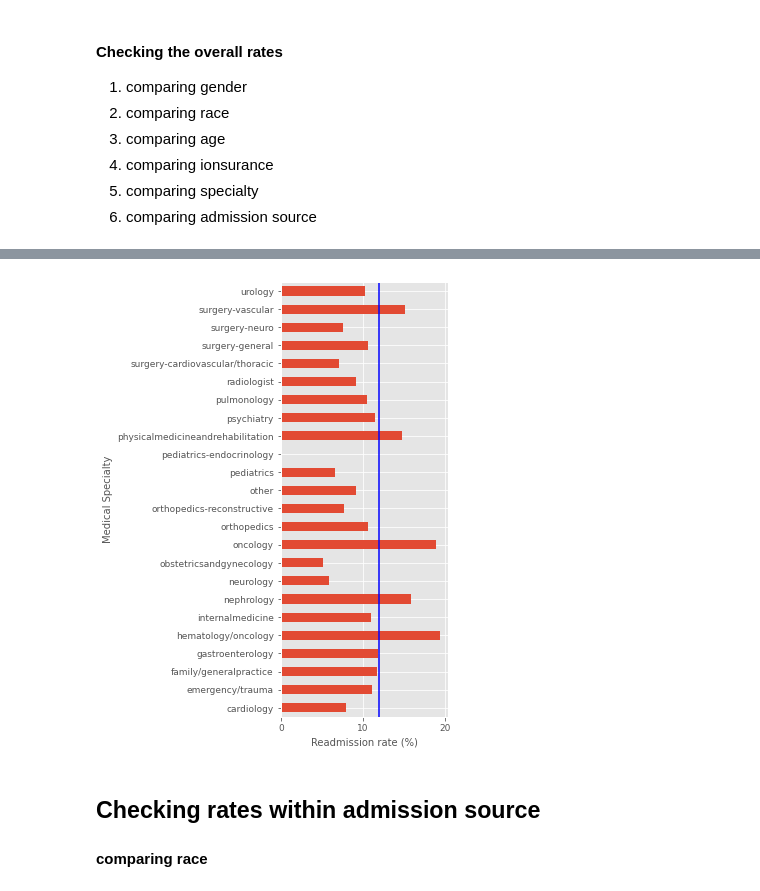
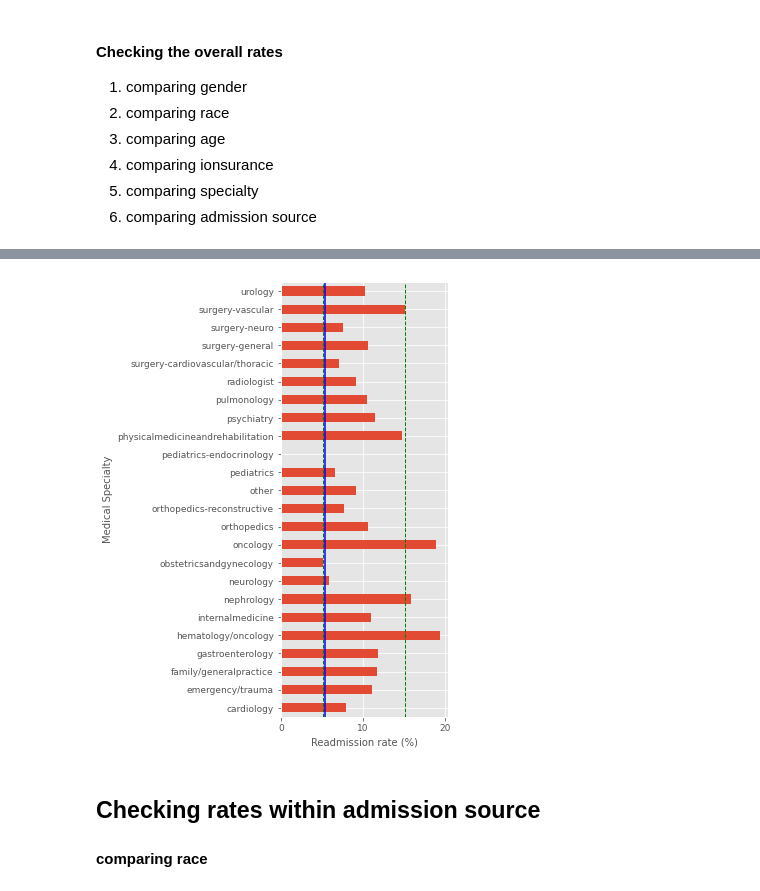
Before and after one commit to ypandya4/hazel_bazel_hospital_DS_project, a Jupyter notebook: Exploratory data analysis.ipynb, the cells around one changed output, grey strips where cells are left out. Saved outputs shown, nothing was run; the diff lists cells and outputs as text; code cells hidden in the pictures.

```diff
--- a/Exploratory data analysis.ipynb
+++ b/Exploratory data analysis.ipynb
@@ -854,16 +893,26 @@ plt.axvline(x=12, color='blue');
 # %%
+total_readmission = float(_df[_df.medical_specialty != 'unknown']
+                          .pivot_table(values=['readmitted'],
+                                       index='medical_specialty',
+                                       aggfunc=np.sum)
+                          .sum()
+                          .values)
+readmission_rate = (total_readmission)/(_df.medical_specialty.value_counts().sum())*100
+
 data = _df[_df.medical_specialty != 'unknown']
 data = data[data.medical_specialty != 'unknown'].pivot_table(values=['readmitted'], index='medical_specialty', aggfunc=np.mean)*100
 plt.rcParams["figure.figsize"] = [3, 24/3]
 data.plot.barh(stacked=True, legend=None);
 plt.rcParams.update({'font.size': 12})
 plt.xlabel("Readmission rate (%)", size=10)
 plt.ylabel("Medical Specialty", size=10)
 plt.xticks(fontsize=9, rotation=0)
 plt.yticks(fontsize=9, rotation=0)
-plt.axvline(x=12, color='blue');
+plt.axvline(x=readmission_rate, color='blue')
+plt.axvline(x=data.drop(['pediatrics-endocrinology']).values.min(), color='green', linestyle="--", linewidth=1)
+plt.axvline(x=data.drop(['pediatrics-endocrinology']).values.min()+10, color='green', linestyle="--", linewidth=1);
 # %% [output]
-[figure, old version]
+[figure, new version]
 # %% [markdown]
 ## Checking rates within admission source
 #### comparing race
```
Also changed, not shown: parts of 17 cells of this notebook, 2 other files.
